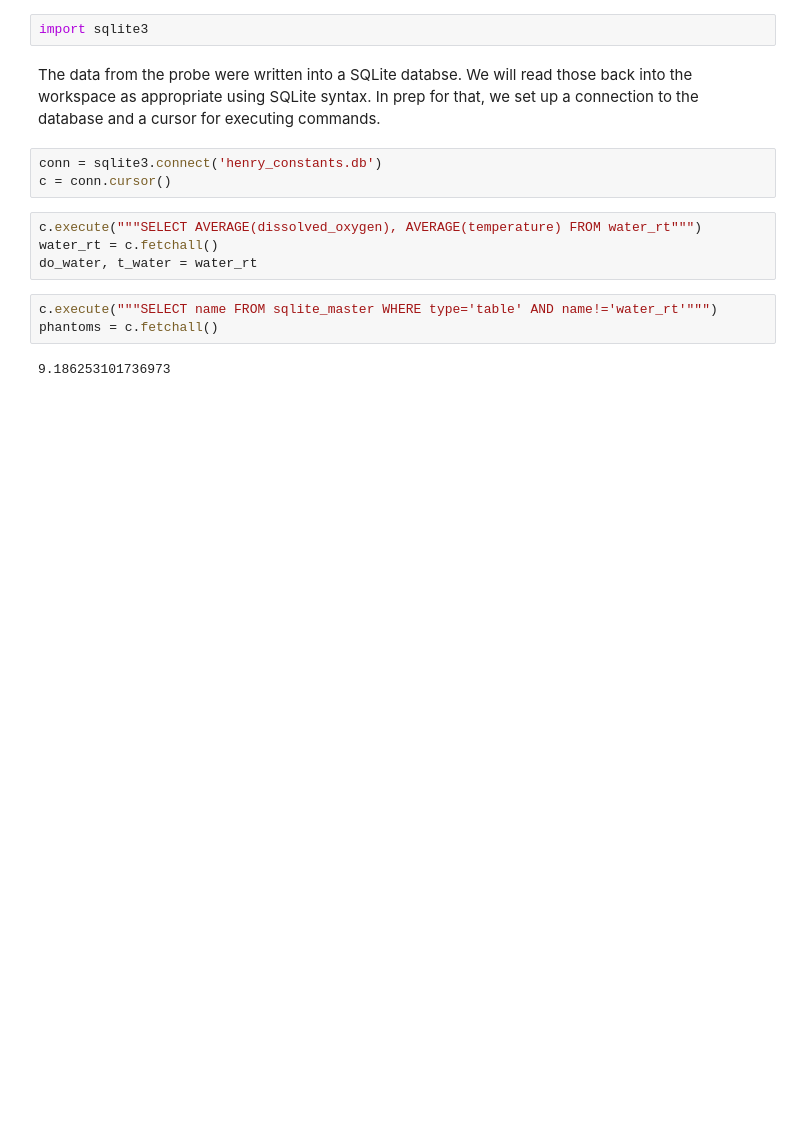
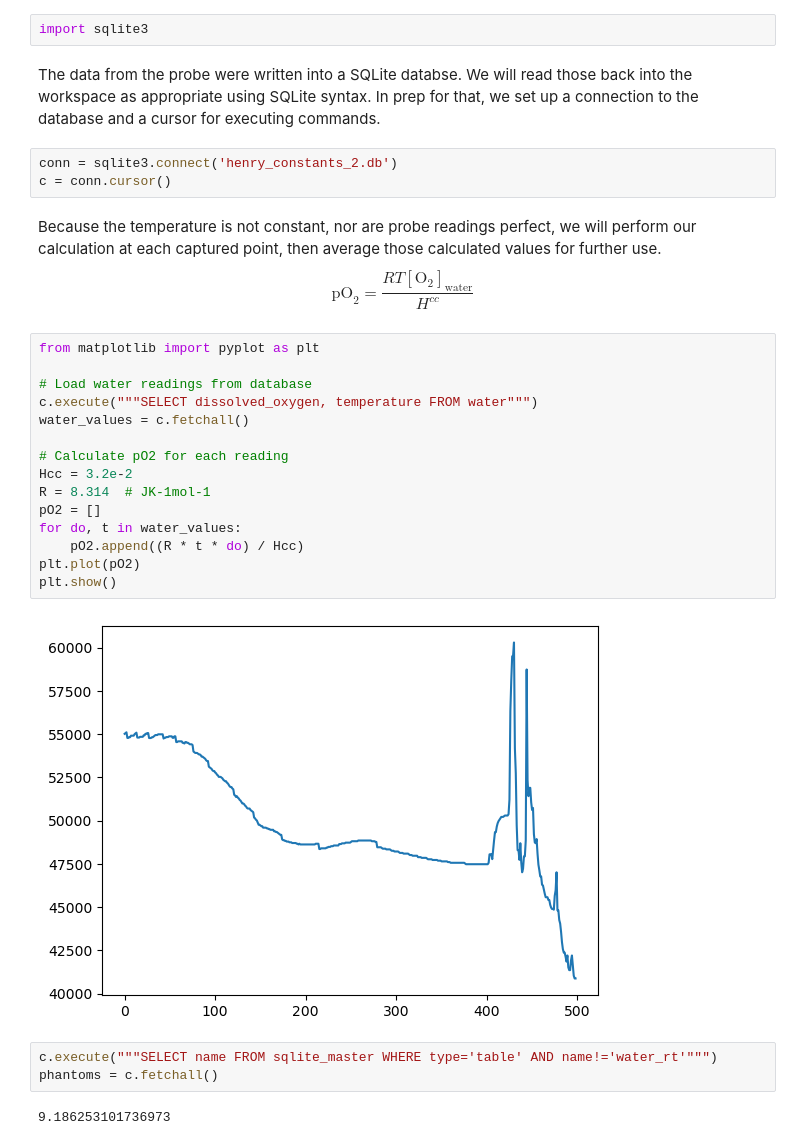
Before and after one commit to jiversivers/hsdfm_control, a Jupyter notebook: henry_constants.ipynb, the cells around one changed output. Drawn from its saved outputs; the diff is of its cells as text; blank space fills up the shorter version.

Commit message:
added md. adjust calculation to average after calc

```diff
--- a/henry_constants.ipynb
+++ b/henry_constants.ipynb
@@ -3,12 +16,30 @@ import sqlite3
 # %% [markdown]
 The data from the probe were written into a SQLite databse. We will read those back into the workspace as appropriate using SQLite syntax. In prep for that, we set up a connection to the database and a cursor for executing commands.
 # %%
-conn = sqlite3.connect('henry_constants.db')
+conn = sqlite3.connect('henry_constants_2.db')
 c = conn.cursor()
+# %% [markdown]
+Because the temperature is not constant, nor are probe readings perfect, we will perform our calculation at each captured point, then average those calculated values for further use.
+$$
+\text{pO}_2 = \frac{RT[\text{O}_2]_{\text{water}}}{H^{cc}}
+$$
 # %%
-c.execute("""SELECT AVERAGE(dissolved_oxygen), AVERAGE(temperature) FROM water_rt""")
-water_rt = c.fetchall()
-do_water, t_water = water_rt
+from matplotlib import pyplot as plt
+
+# Load water readings from database
+c.execute("""SELECT dissolved_oxygen, temperature FROM water""")
+water_values = c.fetchall()
+
+# Calculate pO2 for each reading
+Hcc = 3.2e-2
+R = 8.314  # JK-1mol-1
+pO2 = []
+for do, t in water_values:
+    pO2.append((R * t * do) / Hcc)
+plt.plot(pO2)
+plt.show()
+# %% [output]
+[figure, added]
 # %%
 c.execute("""SELECT name FROM sqlite_master WHERE type='table' AND name!='water_rt'""")
 phantoms = c.fetchall()
```
Also changed, not shown: parts of 2 cells of this notebook.
